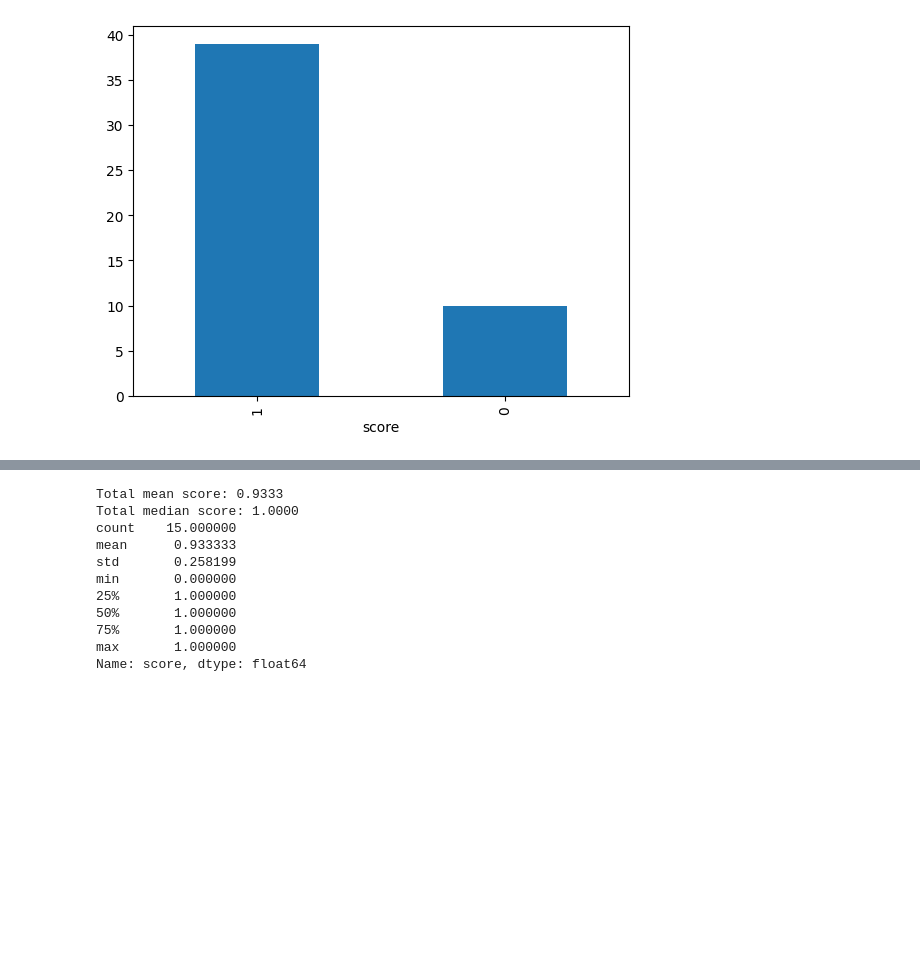
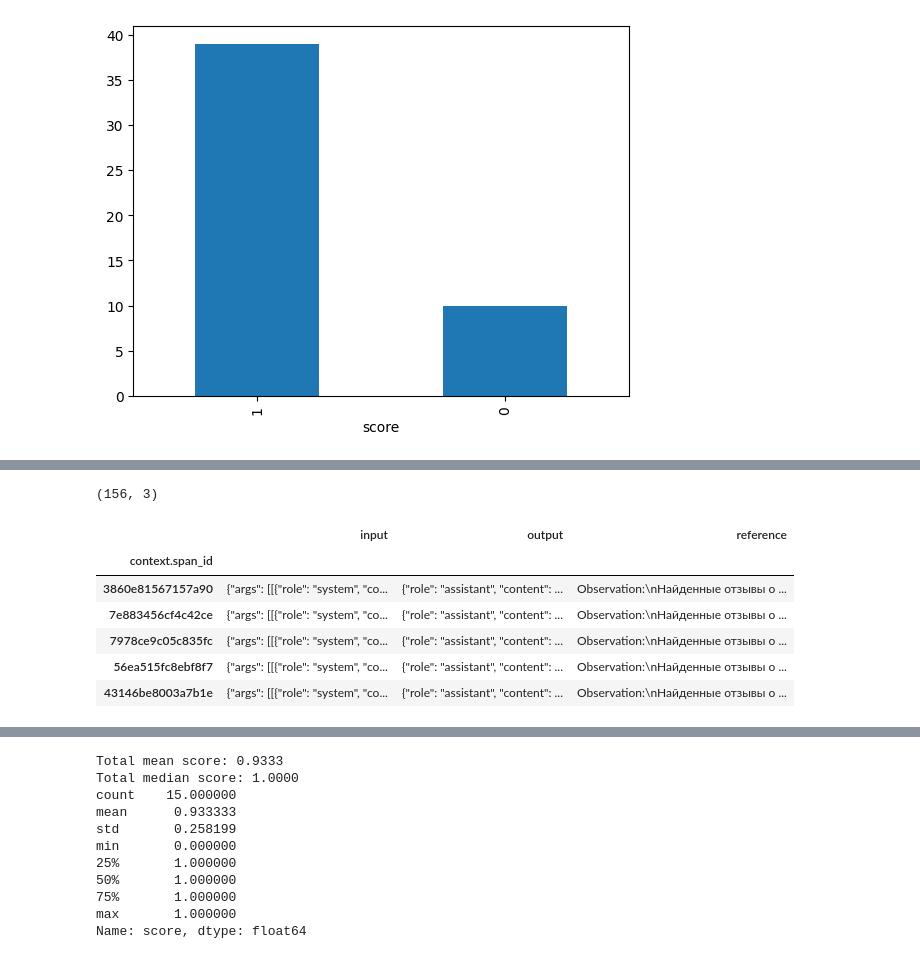
Before and after one commit to miem-refugees/travel-agent, a Jupyter notebook: notebooks/rag_evaluation.ipynb, the cells around one changed output, grey strips where cells are left out. Cells and saved outputs as stored; diff of their text form; code cells hidden in the pictures; blank space fills up the shorter version.

```diff
--- a/notebooks/rag_evaluation.ipynb
+++ b/notebooks/rag_evaluation.ipynb
@@ -300,0 +362,11 @@ hallucination_classifications[hallucination_classifications["label"] == "halluci
+# %%
+tool_spans = (
+    px.Client()
+    .query_spans(
+        SpanQuery().where("name == 'TravelReviewQueryTool'").select(input="input.value", reference="output.value"),
+        project_name="yandexgpt",
+    )
+    .dropna()
+)
+tool_spans["input"] = tool_spans["input"].apply(lambda x: json.loads(x).get("kwargs", {}).get("query", ""))
+tool_spans.head()
@@ -382,0 +459,15 @@ Name: score, dtype: float64
+# %%
+tool_spans["reference"] = tool_spans["input"].apply(lambda x: find_last_tool_call(json.loads(x)["args"][0]))
+tool_spans.dropna(inplace=True)
+
+print(tool_spans.shape)
+tool_spans.head()
+# %% [output]
+(156, 3)
+|  | input | output | reference |
+| context.span_id |  |  |  |
+| 3860e81567157a90 | {"args": [[{"role": "system", "co... | {"role": "assistant", "content": ... | Observation:\nНайденные отзывы о ... |
+| 7e883456cf4c42ce | {"args": [[{"role": "system", "co... | {"role": "assistant", "content": ... | Observation:\nНайденные отзывы о ... |
+| 7978ce9c05c835fc | {"args": [[{"role": "system", "co... | {"role": "assistant", "content": ... | Observation:\nНайденные отзывы о ... |
+| 56ea515fc8ebf8f7 | {"args": [[{"role": "system", "co... | {"role": "assistant", "content": ... | Observation:\nНайденные отзывы о ... |
+| 43146be8003a7b1e | {"args": [[{"role": "system", "co... | {"role": "assistant", "content": ... | Observation:\nНайденные отзывы о ... |
```
Also changed, not shown: parts of 15 cells of this notebook.
